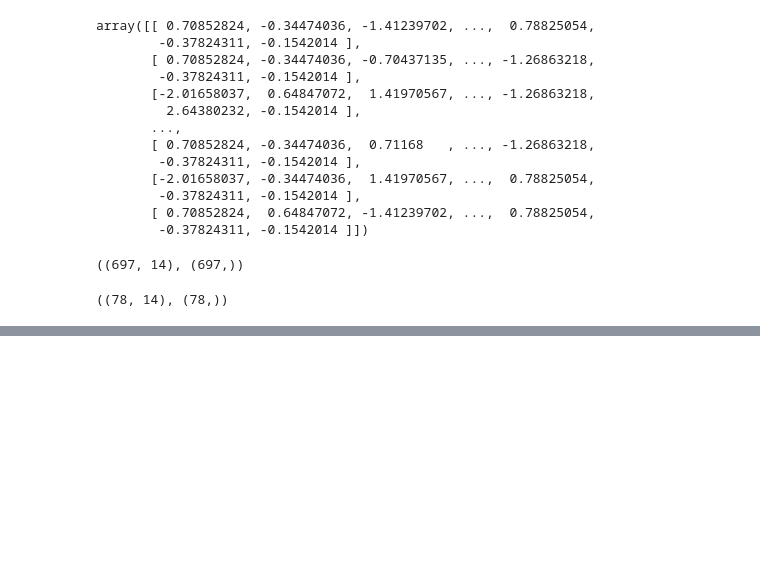
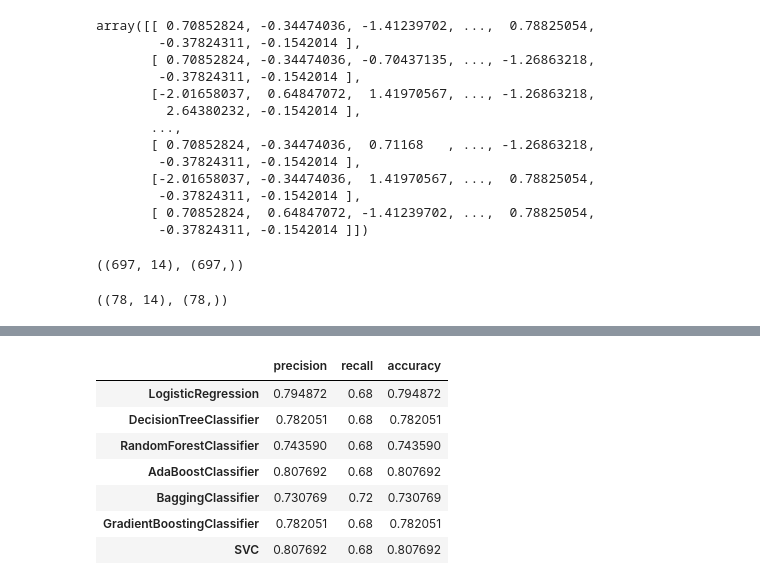
Before and after one commit to Muhammd-Hamza-Sabir/Data-Science-Projects, a Jupyter notebook: Titanic/2. Handling Imbalance Dataset.ipynb, the cells around one changed output, grey strips where cells are left out. Drawn from its saved outputs; the diff is of its cells as text; code cells hidden in the pictures; blank space fills up the shorter version.

```diff
--- a/Titanic/2. Handling Imbalance Dataset.ipynb
+++ b/Titanic/2. Handling Imbalance Dataset.ipynb
@@ -186,4 +77,0 @@ Support Vector Machine Accuracy:  0.8076923076923077
-# %%
-bag_model = BaggingClassifier()
-bag_model.fit(train_set, train_label)
-bag_predictions = bag_model.predict(test_set)
@@ -203,0 +78,12 @@ Bagging Classifier Accuracy:  0.7692307692307693
+# %%
+models = [LogisticRegression, DecisionTreeClassifier, RandomForestClassifier, AdaBoostClassifier, BaggingClassifier, \
+         GradientBoostingClassifier, SVC]
+# %%
+scores = {}
+for model in models:
+    model = model()
+    model.fit(X=train_set, y=train_label)
+    predictions = model.predict(test_set)
+    scores[model.__class__.__name__] = {'precision': precision_score(test_label, predictions, average='micro'),\
+                                       'recall': recall_score(test_label, predictions, average='binary'),\
+                                       'accuracy': accuracy_score(test_label, predictions)}
@@ -203,0 +110,13 @@ Bagging Classifier Accuracy:  0.7692307692307693
+# %%
+models_score = pd.DataFrame(scores.values(), index=scores.keys())
+# %%
+models_score
+# %% [output]
+|  | precision | recall | accuracy |
+| LogisticRegression | 0.794872 | 0.68 | 0.794872 |
+| DecisionTreeClassifier | 0.782051 | 0.68 | 0.782051 |
+| RandomForestClassifier | 0.743590 | 0.68 | 0.743590 |
+| AdaBoostClassifier | 0.807692 | 0.68 | 0.807692 |
+| BaggingClassifier | 0.730769 | 0.72 | 0.730769 |
+| GradientBoostingClassifier | 0.782051 | 0.68 | 0.782051 |
+| SVC | 0.807692 | 0.68 | 0.807692 |
```
Also changed, not shown: parts of 48 cells of this notebook, 2 other files.
